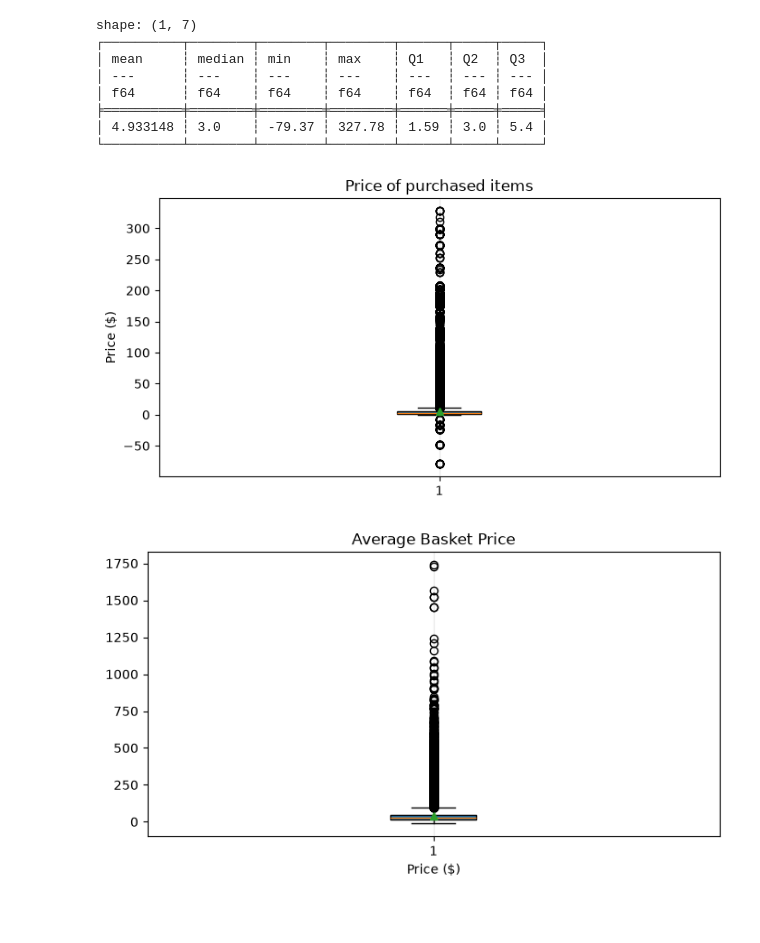
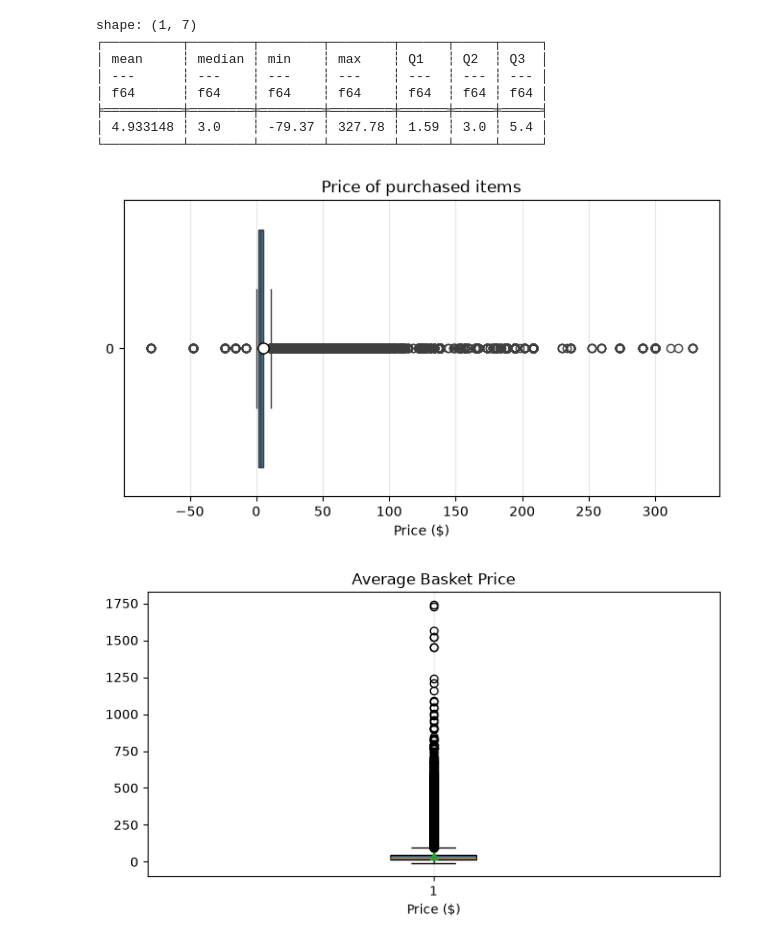
Before and after one commit to Numbersdontlie/Data-Science-Piscine, a Jupyter notebook: day3/ex02/ex02.ipynb, the cells around one changed output. Saved outputs shown, nothing was run; the diff lists cells and outputs as text; code cells hidden in the pictures; blank space fills up the shorter version.

Commit message:
fixing the graphs formats

```diff
--- a/day3/ex02/ex02.ipynb
+++ b/day3/ex02/ex02.ipynb
@@ -69,25 +70,25 @@ shape: (1, 7)
 │ 4.933148 ┆ 3.0    ┆ -79.37 ┆ 327.78 ┆ 1.59 ┆ 3.0 ┆ 5.4 │
 └──────────┴────────┴────────┴────────┴──────┴─────┴─────┘
 # %%
-prices = df_purchase["price"].to_list()
+prices = df_purchase["price"].to_frame()
 # %%
 # Graph 1 price of purchased items
 plt.figure(figsize=(8, 4))
 
-plt.boxplot(
-    prices,
-    vert=True,
-    patch_artist=True,
-    showmeans=True
+sns.boxplot(
+    data=prices,
+    orient='h',
+    showmeans=True,
+    meanprops={"marker": "o", "markerfacecolor": "white", "markeredgecolor": "black", "markersize": 8},
 )
 
 plt.title("Price of purchased items")
-plt.ylabel("Price ($)")
+plt.xlabel("Price ($)")
 plt.grid(axis="x", alpha=0.3)
 
 plt.show()
 # %% [output]
-[figure, old version]
+[figure, new version]
 # %%
 # Graph 2 avg basket price per user
 df_basket = (
```
Also changed, not shown: parts of 1 cell of this notebook, 3 other files.
